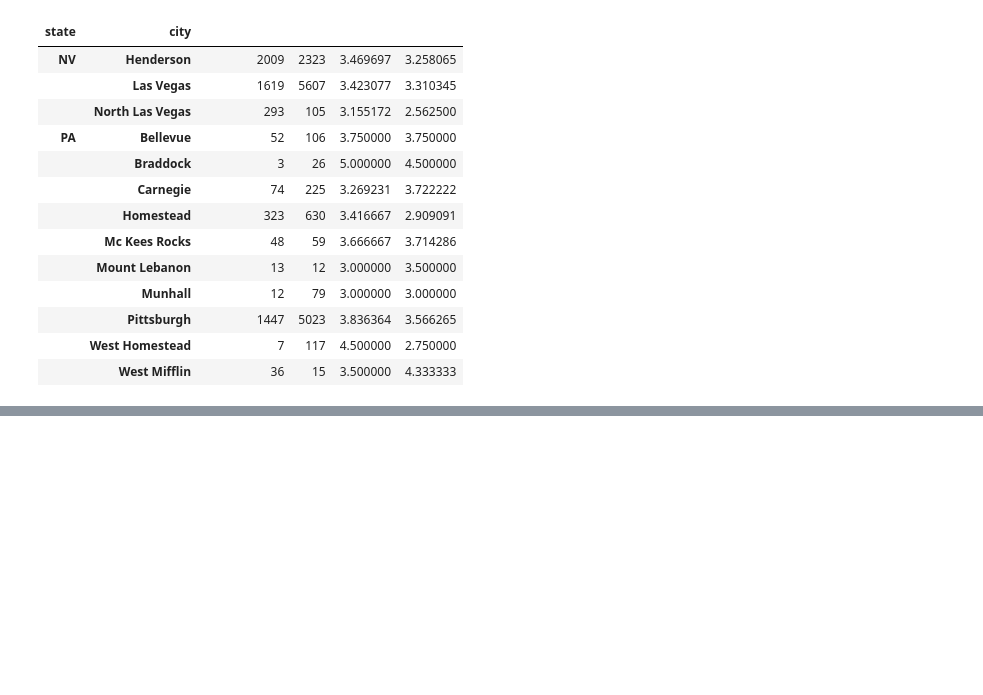
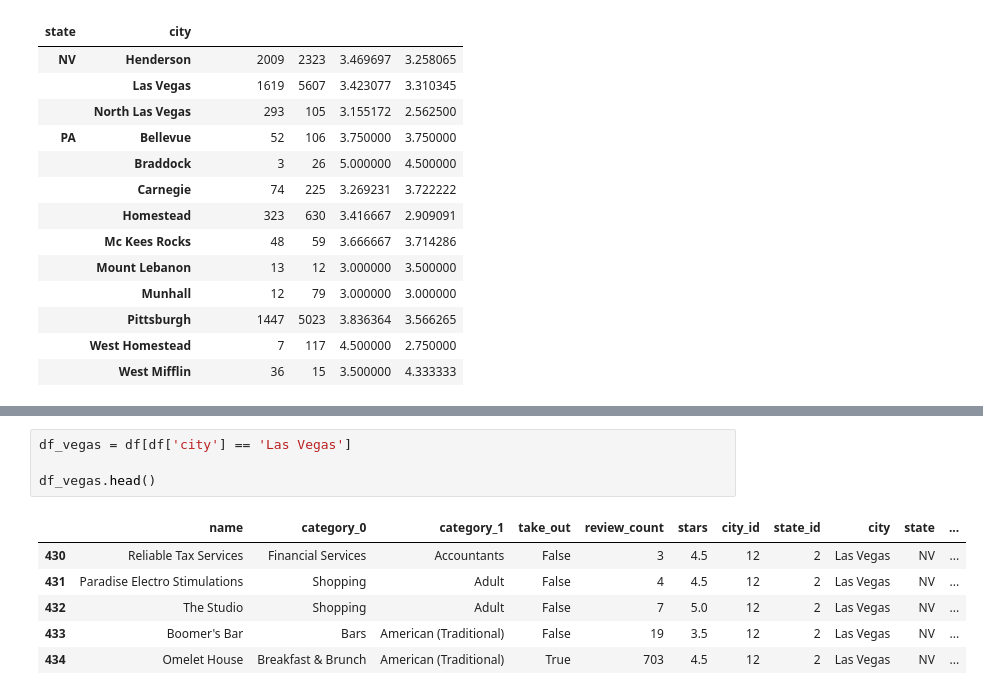
Before and after one commit to alexbui96/python, a Jupyter notebook: coursera/UPenn_yelp.ipynb, the cells around one changed output, grey strips where cells are left out. Drawn from its saved outputs; the diff is of its cells as text; blank space fills up the shorter version.

```diff
--- a/coursera/UPenn_yelp.ipynb
+++ b/coursera/UPenn_yelp.ipynb
@@ -353,0 +367,11 @@ pivot_a2
+# %%
+df_vegas = df[df['city'] == 'Las Vegas']
+
+df_vegas.head()
+# %% [output]
+|  | name | category_0 | category_1 | take_out | review_count | stars | city_id | state_id | city | state | ... |
+| 430 | Reliable Tax Services | Financial Services | Accountants | False | 3 | 4.5 | 12 | 2 | Las Vegas | NV | ... |
+| 431 | Paradise Electro Stimulations | Shopping | Adult | False | 4 | 4.5 | 12 | 2 | Las Vegas | NV | ... |
+| 432 | The Studio | Shopping | Adult | False | 7 | 5.0 | 12 | 2 | Las Vegas | NV | ... |
+| 433 | Boomer's Bar | Bars | American (Traditional) | False | 19 | 3.5 | 12 | 2 | Las Vegas | NV | ... |
+| 434 | Omelet House | Breakfast & Brunch | American (Traditional) | True | 703 | 4.5 | 12 | 2 | Las Vegas | NV | ... |
```
Also changed, not shown: parts of 6 cells of this notebook.
